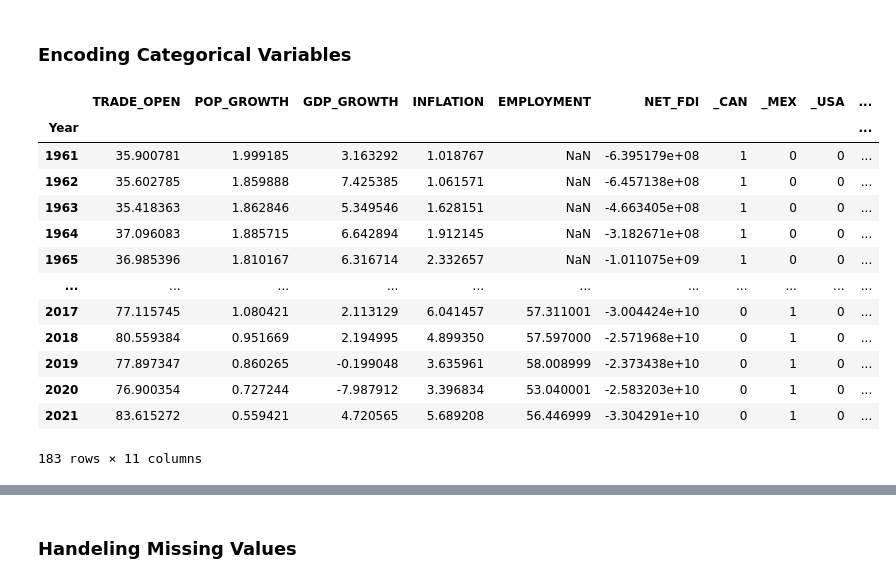
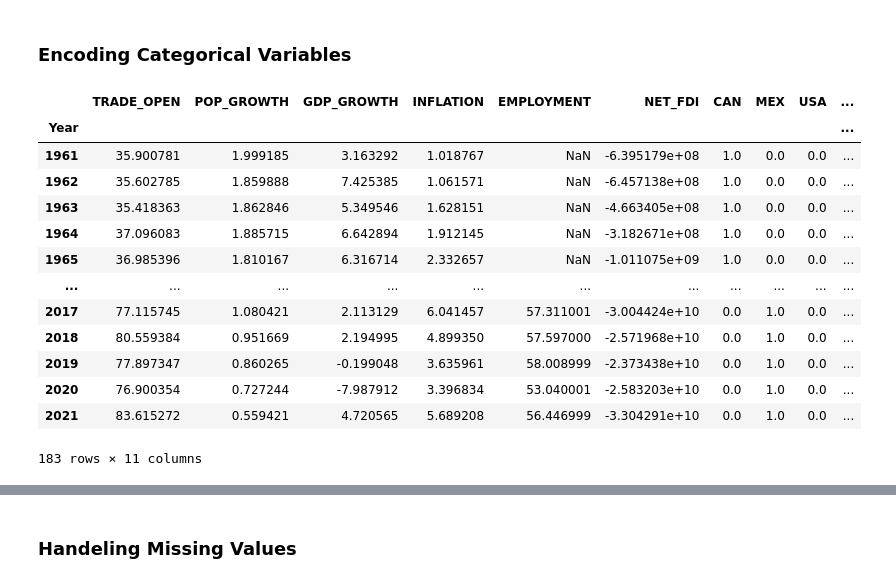
Before and after one commit to Tetteh96/ECON-611-Projects, a Jupyter notebook: ECON 611 Term Project/ECON 611 Term Project Proposal.ipynb, the cells around one changed output, grey strips where cells are left out. Saved outputs shown, nothing was run; the diff lists cells and outputs as text; code cells hidden in the pictures.

```diff
--- a/ECON 611 Term Project/ECON 611 Term Project Proposal.ipynb
+++ b/ECON 611 Term Project/ECON 611 Term Project Proposal.ipynb
@@ -336,29 +291,46 @@ line_plot(MEX_data, columns, titles)
 # %% [markdown]
 ### Encoding Categorical Variables
 # %%
-# Create dummies for the Category variable
-dummies = pd.get_dummies(trade_df[['Country_Code', 'NAFTA']], prefix=['', 'NAFTA'])
+# # Create dummies for the Category variable
+# dummies = pd.get_dummies(trade_df[['Country_Code', 'NAFTA']], prefix=['', 'NAFTA'])
 
-# Concatenate the original data and the dummy variables
-trade_df = pd.concat([trade_df, dummies], axis=1)
+# # Concatenate the original data and the dummy variables
+# trade_df = pd.concat([trade_df, dummies], axis=1)
 
-trade_df.drop(columns= ['Country_Name', 'Country_Code', 'NAFTA'], inplace= True)
+# trade_df.drop(columns= ['Country_Name', 'Country_Code', 'NAFTA'], inplace= True)
 
-# Print the first few rows of the data
+# # Print the first few rows of the data
+# trade_df
+
+# One-hot encode categorical variables
+ohe = OneHotEncoder()
+ohe.fit(trade_df.select_dtypes(include=['object']))
+categorical_columns = trade_df.select_dtypes(include=['object']).columns
+X_ohe = pd.DataFrame(ohe.transform(trade_df.select_dtypes(include=['object'])).toarray(),
+                     columns=ohe.get_feature_names_out(categorical_columns))
+X_ohe.index = trade_df.index
+
+# Combine one-hot encoded features with numerical features
+trade_df = pd.concat([trade_df.select_dtypes(include=['float64', 'int64']), X_ohe], axis=1)
+
+trade_df.drop(columns= ['Country_Name_Canada', 'Country_Name_Mexico', 'Country_Name_United States'], inplace= True)
+
+trade_df = trade_df.rename(columns= {'Country_Code_CAN' : 'CAN', 'Country_Code_MEX' : 'MEX', 'Country_Code_USA' : 'USA'})
+
 trade_df
 # %% [output]
-|  | TRADE_OPEN | POP_GROWTH | GDP_GROWTH | INFLATION | EMPLOYMENT | NET_FDI | _CAN | _MEX | _USA | ... |
+|  | TRADE_OPEN | POP_GROWTH | GDP_GROWTH | INFLATION | EMPLOYMENT | NET_FDI | CAN | MEX | USA | ... |
 | Year |  |  |  |  |  |  |  |  |  | ... |
-| 1961 | 35.900781 | 1.999185 | 3.163292 | 1.018767 | NaN | -6.395179e+08 | 1 | 0 | 0 | ... |
-| 1962 | 35.602785 | 1.859888 | 7.425385 | 1.061571 | NaN | -6.457138e+08 | 1 | 0 | 0 | ... |
-| 1963 | 35.418363 | 1.862846 | 5.349546 | 1.628151 | NaN | -4.663405e+08 | 1 | 0 | 0 | ... |
-| 1964 | 37.096083 | 1.885715 | 6.642894 | 1.912145 | NaN | -3.182671e+08 | 1 | 0 | 0 | ... |
-| 1965 | 36.985396 | 1.810167 | 6.316714 | 2.332657 | NaN | -1.011075e+09 | 1 | 0 | 0 | ... |
+| 1961 | 35.900781 | 1.999185 | 3.163292 | 1.018767 | NaN | -6.395179e+08 | 1.0 | 0.0 | 0.0 | ... |
+| 1962 | 35.602785 | 1.859888 | 7.425385 | 1.061571 | NaN | -6.457138e+08 | 1.0 | 0.0 | 0.0 | ... |
+| 1963 | 35.418363 | 1.862846 | 5.349546 | 1.628151 | NaN | -4.663405e+08 | 1.0 | 0.0 | 0.0 | ... |
+| 1964 | 37.096083 | 1.885715 | 6.642894 | 1.912145 | NaN | -3.182671e+08 | 1.0 | 0.0 | 0.0 | ... |
+| 1965 | 36.985396 | 1.810167 | 6.316714 | 2.332657 | NaN | -1.011075e+09 | 1.0 | 0.0 | 0.0 | ... |
 | ... | ... | ... | ... | ... | ... | ... | ... | ... | ... | ... |
-| 2017 | 77.115745 | 1.080421 | 2.113129 | 6.041457 | 57.311001 | -3.004424e+10 | 0 | 1 | 0 | ... |
-| 2018 | 80.559384 | 0.951669 | 2.194995 | 4.899350 | 57.597000 | -2.571968e+10 | 0 | 1 | 0 | ... |
-| 2019 | 77.897347 | 0.860265 | -0.199048 | 3.635961 | 58.008999 | -2.373438e+10 | 0 | 1 | 0 | ... |
-| 2020 | 76.900354 | 0.727244 | -7.987912 | 3.396834 | 53.040001 | -2.583203e+10 | 0 | 1 | 0 | ... |
-| 2021 | 83.615272 | 0.559421 | 4.720565 | 5.689208 | 56.446999 | -3.304291e+10 | 0 | 1 | 0 | ... |
+| 2017 | 77.115745 | 1.080421 | 2.113129 | 6.041457 | 57.311001 | -3.004424e+10 | 0.0 | 1.0 | 0.0 | ... |
+| 2018 | 80.559384 | 0.951669 | 2.194995 | 4.899350 | 57.597000 | -2.571968e+10 | 0.0 | 1.0 | 0.0 | ... |
+| 2019 | 77.897347 | 0.860265 | -0.199048 | 3.635961 | 58.008999 | -2.373438e+10 | 0.0 | 1.0 | 0.0 | ... |
+| 2020 | 76.900354 | 0.727244 | -7.987912 | 3.396834 | 53.040001 | -2.583203e+10 | 0.0 | 1.0 | 0.0 | ... |
+| 2021 | 83.615272 | 0.559421 | 4.720565 | 5.689208 | 56.446999 | -3.304291e+10 | 0.0 | 1.0 | 0.0 | ... |
 183 rows × 11 columns
 # %%
```
Also changed, not shown: parts of 20 cells of this notebook.
